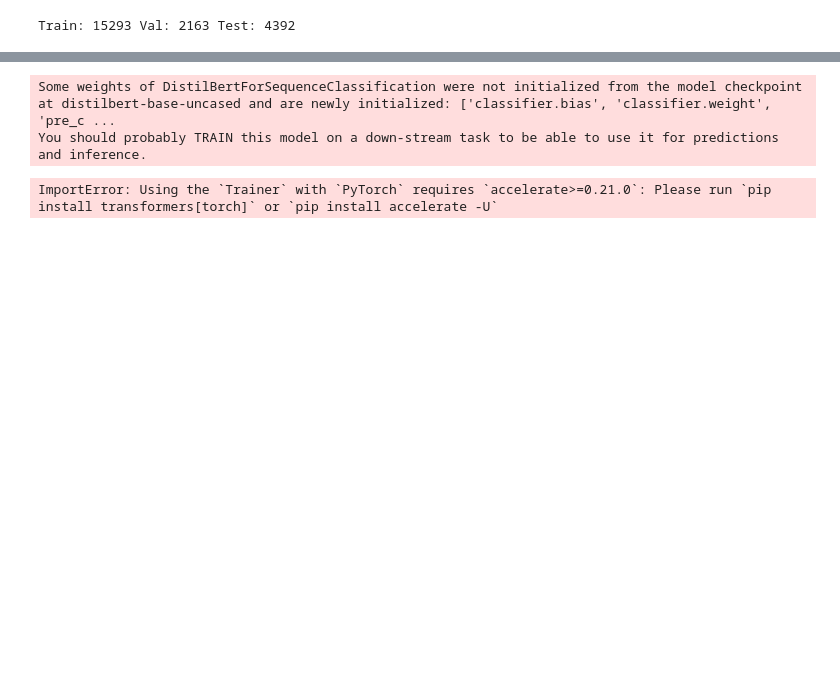
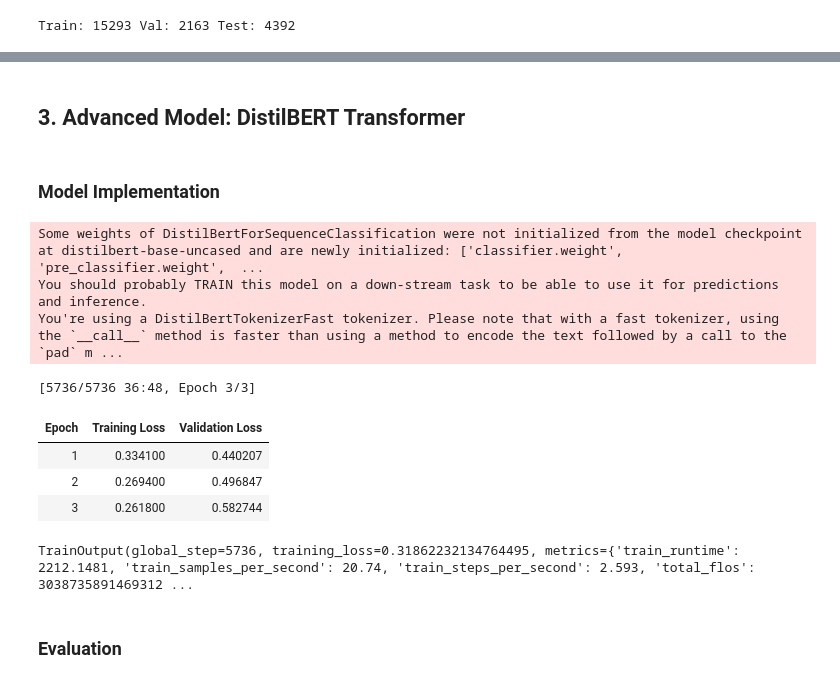
Before and after one commit to 9cc-cxy/cs6120-finalproject, a Jupyter notebook: final.ipynb, the cells around one changed output, grey strips where cells are left out. Drawn from its saved outputs; the diff is of its cells as text; code cells hidden in the pictures; blank space fills up the shorter version.

```diff
--- a/final.ipynb
+++ b/final.ipynb
@@ -175,3 +198,7 @@ weighted avg      0.825     0.808     0.814      4392
 ['breaking' 'trump' 'react' 'caitlyn' 'brad' 'kanye' 'report' 'jenner'
  'pattinson' 'jennifer' 'pitt' 'beyonce' 'politifact' 'rihanna'
  'brad pitt']
+# %% [markdown]
+## 3. Advanced Model: DistilBERT Transformer
+# %% [markdown]
+### Model Implementation
@@ -210,34 +249,42 @@ val_ds.set_format(type="torch", columns=["input_ids", "attention_mask", "label"]
 test_ds.set_format(type="torch", columns=["input_ids", "attention_mask", "label"])
 
 # --- 4. Load model ---
 model = AutoModelForSequenceClassification.from_pretrained("distilbert-base-uncased", num_labels=2)
 
 # --- 5. Training arguments ---
 args = TrainingArguments(
     output_dir="./models",
     evaluation_strategy="epoch",
     save_strategy="epoch",
     learning_rate=2e-5,
     per_device_train_batch_size=8,
     per_device_eval_batch_size=8,
     num_train_epochs=3,
     weight_decay=0.01,
     logging_dir="./logs",
-    logging_steps=100
+    logging_steps=100,
 )
 
 # --- 6. Trainer setup ---
 trainer = Trainer(
     model=model,
     args=args,
     train_dataset=train_ds,
     eval_dataset=val_ds,
-    tokenizer=tokenizer
+    tokenizer=tokenizer,
 )
 
 # --- 7. Train ---
 trainer.train()
 # %% [output]
-Some weights of DistilBertForSequenceClassification were not initialized from the model checkpoint at distilbert-base-uncased and are newly initialized: ['classifier.bias', 'classifier.weight', 'pre_c ...
+Some weights of DistilBertForSequenceClassification were not initialized from the model checkpoint at distilbert-base-uncased and are newly initialized: ['classifier.weight', 'pre_classifier.weight',  ...
 You should probably TRAIN this model on a down-stream task to be able to use it for predictions and inference.
+You're using a DistilBertTokenizerFast tokenizer. Please note that with a fast tokenizer, using the `__call__` method is faster than using a method to encode the text followed by a call to the `pad` m ...
-ImportError: Using the `Trainer` with `PyTorch` requires `accelerate>=0.21.0`: Please run `pip install transformers[torch]` or `pip install accelerate -U`
+[5736/5736 36:48, Epoch 3/3]
+| Epoch | Training Loss | Validation Loss |
+| 1 | 0.334100 | 0.440207 |
+| 2 | 0.269400 | 0.496847 |
+| 3 | 0.261800 | 0.582744 |
+TrainOutput(global_step=5736, training_loss=0.31862232134764495, metrics={'train_runtime': 2212.1481, 'train_samples_per_second': 20.74, 'train_steps_per_second': 2.593, 'total_flos': 3038735891469312 ...
+# %% [markdown]
+### Evaluation
```
Also changed, not shown: parts of 21 cells of this notebook.
